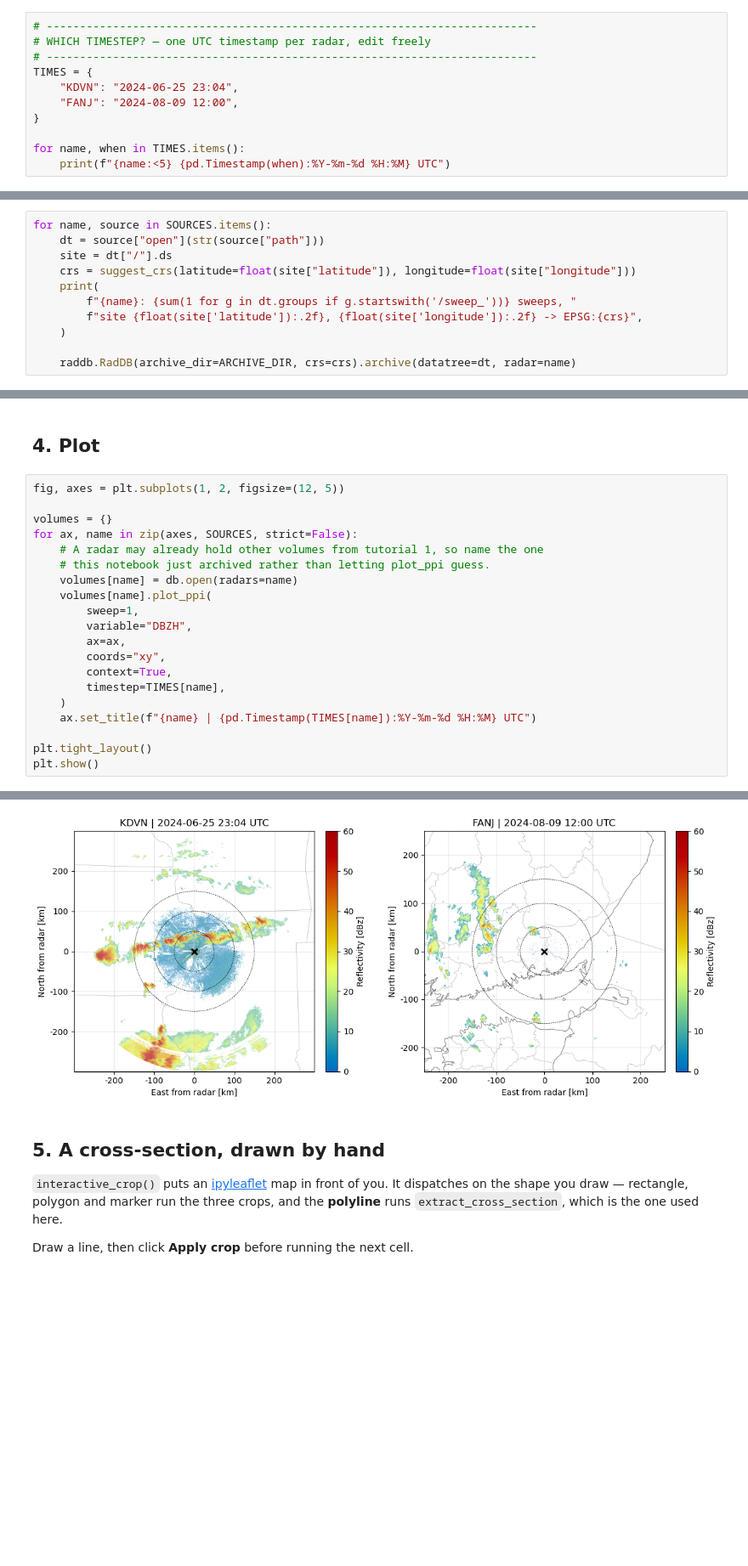
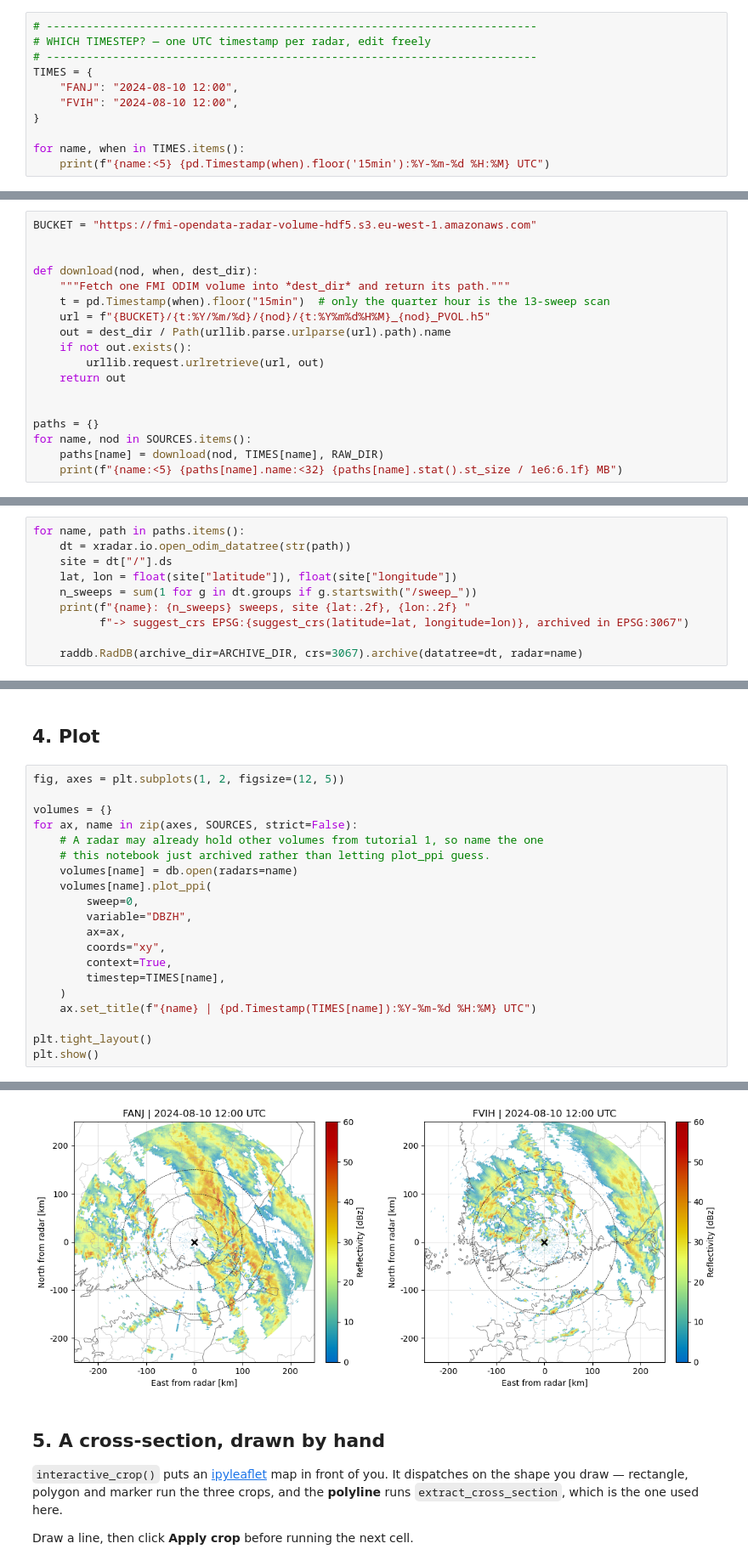
Before and after one commit to erikposchivo/RadDB, a Jupyter notebook: tutorial/05_demo_pipeline.ipynb, the cells around one changed output, grey strips where cells are left out. Shown at 85% size. Drawn from its saved outputs; the diff is of its cells as text; blank space fills up the shorter version.

```diff
--- a/tutorial/05_demo_pipeline.ipynb
+++ b/tutorial/05_demo_pipeline.ipynb
@@ -83,10 +75,10 @@ What each archive holds, if you go looking for another case:
 # WHICH TIMESTEP? — one UTC timestamp per radar, edit freely
 # --------------------------------------------------------------------------
 TIMES = {
-    "KDVN": "2024-06-25 23:04",
-    "FANJ": "2024-08-09 12:00",
+    "FANJ": "2024-08-10 12:00",
+    "FVIH": "2024-08-10 12:00",
 }
 
 for name, when in TIMES.items():
-    print(f"{name:<5} {pd.Timestamp(when):%Y-%m-%d %H:%M} UTC")
+    print(f"{name:<5} {pd.Timestamp(when).floor('15min'):%Y-%m-%d %H:%M} UTC")
 # %% [output]
@@ -149,0 +89,18 @@ FANJ  202408091200_fianj_PVOL.h5         22.6 MB
+# %%
+BUCKET = "https://fmi-opendata-radar-volume-hdf5.s3.eu-west-1.amazonaws.com"
+
+
+def download(nod, when, dest_dir):
+    """Fetch one FMI ODIM volume into *dest_dir* and return its path."""
+    t = pd.Timestamp(when).floor("15min")  # only the quarter hour is the 13-sweep scan
+    url = f"{BUCKET}/{t:%Y/%m/%d}/{nod}/{t:%Y%m%d%H%M}_{nod}_PVOL.h5"
+    out = dest_dir / Path(urllib.parse.urlparse(url).path).name
+    if not out.exists():
+        urllib.request.urlretrieve(url, out)
+    return out
+
+
+paths = {}
+for name, nod in SOURCES.items():
+    paths[name] = download(nod, TIMES[name], RAW_DIR)
+    print(f"{name:<5} {paths[name].name:<32} {paths[name].stat().st_size / 1e6:6.1f} MB")
@@ -166,12 +127,11 @@ the CRS printed below is only what `suggest_crs()` would have picked.
 # %%
-for name, source in SOURCES.items():
-    dt = source["open"](str(source["path"]))
+for name, path in paths.items():
+    dt = xradar.io.open_odim_datatree(str(path))
     site = dt["/"].ds
-    crs = suggest_crs(latitude=float(site["latitude"]), longitude=float(site["longitude"]))
-    print(
-        f"{name}: {sum(1 for g in dt.groups if g.startswith('/sweep_'))} sweeps, "
-        f"site {float(site['latitude']):.2f}, {float(site['longitude']):.2f} -> EPSG:{crs}",
-    )
+    lat, lon = float(site["latitude"]), float(site["longitude"])
+    n_sweeps = sum(1 for g in dt.groups if g.startswith("/sweep_"))
+    print(f"{name}: {n_sweeps} sweeps, site {lat:.2f}, {lon:.2f} "
+          f"-> suggest_crs EPSG:{suggest_crs(latitude=lat, longitude=lon)}, archived in EPSG:3067")
 
-    raddb.RadDB(archive_dir=ARCHIVE_DIR, crs=crs).archive(datatree=dt, radar=name)
+    raddb.RadDB(archive_dir=ARCHIVE_DIR, crs=3067).archive(datatree=dt, radar=name)
 # %% [output]
@@ -222,34 +179,34 @@ RadDB inventory — archived data
 # %%
 fig, axes = plt.subplots(1, 2, figsize=(12, 5))
 
 volumes = {}
 for ax, name in zip(axes, SOURCES, strict=False):
     # A radar may already hold other volumes from tutorial 1, so name the one
     # this notebook just archived rather than letting plot_ppi guess.
     volumes[name] = db.open(radars=name)
     volumes[name].plot_ppi(
-        sweep=1,
+        sweep=0,
         variable="DBZH",
         ax=ax,
         coords="xy",
         context=True,
         timestep=TIMES[name],
     )
     ax.set_title(f"{name} | {pd.Timestamp(TIMES[name]):%Y-%m-%d %H:%M} UTC")
 
 plt.tight_layout()
 plt.show()
 # %% [output]
 ## You are using the Python ARM Radar Toolkit (Py-ART), an open source
 ## library for working with weather radar data. Py-ART is partly
 ## supported by the U.S. Department of Energy as part of the Atmospheric
 ## Radiation Measurement (ARM) Climate Research Facility, an Office of
 ## Science user facility.
 ##
 ## If you use this software to prepare a publication, please cite:
 ##
 ##     JJ Helmus and SM Collis, JORS 2016, doi: 10.5334/jors.119
-[figure, old version]
+[figure, new version]
 # %% [markdown]
 ## 5. A cross-section, drawn by hand
 
```
Also changed, not shown: parts of 14 cells of this notebook, 10 other files.
